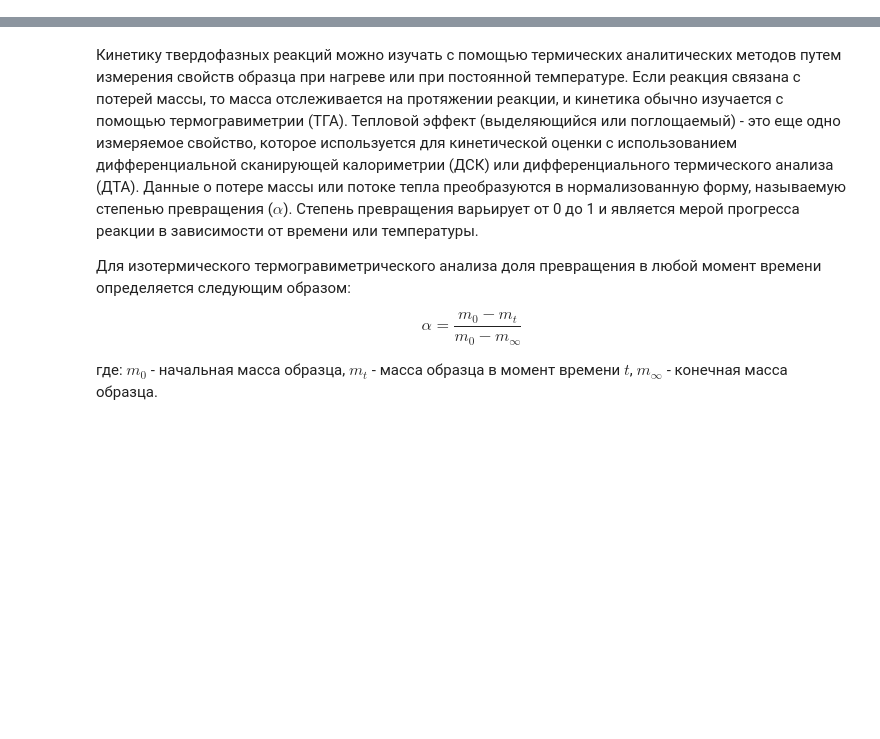
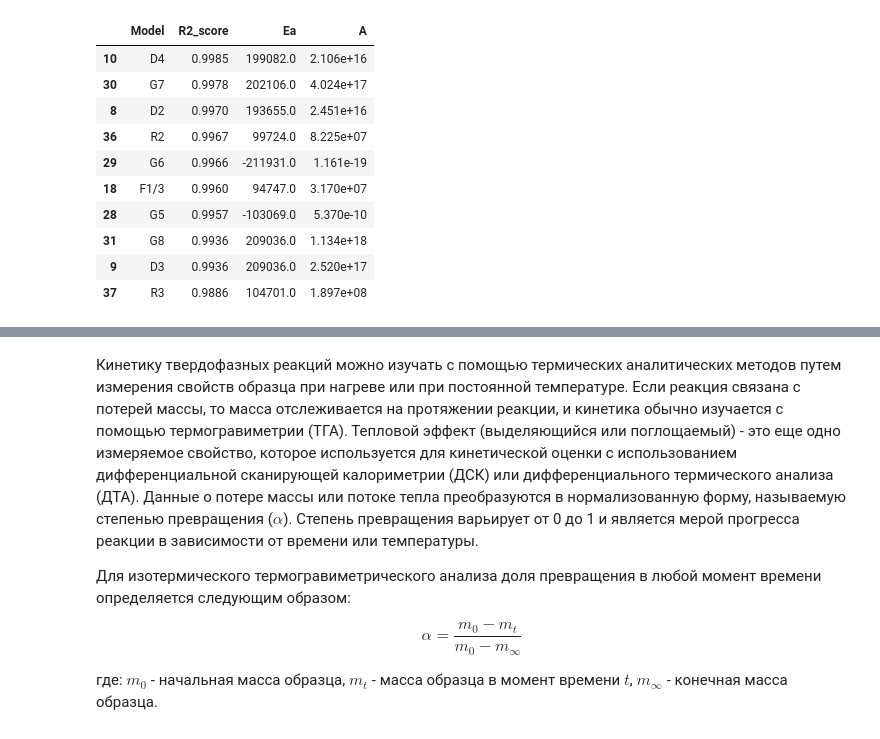
Before and after one commit to kdavjd/Open_ThermoKinetics, a Jupyter notebook: docs/ru/1_model_fit.ipynb, the cells around one changed output, grey strips where cells are left out. Cells and saved outputs as stored; diff of their text form; code cells hidden in the pictures; blank space fills up the shorter version.

```diff
--- a/docs/ru/1_model_fit.ipynb
+++ b/docs/ru/1_model_fit.ipynb
@@ -0,0 +86,18 @@
+# %%
+from src.core.model_fit_calculation import DirectDiff
+
+direct_diff = DirectDiff(ALPHA_MIN, ALPHA_MAX, 0.9)
+dd_df = direct_diff.calculate(temperature, pd.Series(conversion), BETA)
+dd_df.head(10)
+# %% [output]
+|  | Model | R2_score | Ea | A |
+| 10 | D4 | 0.9985 | 199082.0 | 2.106e+16 |
+| 30 | G7 | 0.9978 | 202106.0 | 4.024e+17 |
+| 8 | D2 | 0.9970 | 193655.0 | 2.451e+16 |
+| 36 | R2 | 0.9967 | 99724.0 | 8.225e+07 |
+| 29 | G6 | 0.9966 | -211931.0 | 1.161e-19 |
+| 18 | F1/3 | 0.9960 | 94747.0 | 3.170e+07 |
+| 28 | G5 | 0.9957 | -103069.0 | 5.370e-10 |
+| 31 | G8 | 0.9936 | 209036.0 | 1.134e+18 |
+| 9 | D3 | 0.9936 | 209036.0 | 2.520e+17 |
+| 37 | R3 | 0.9886 | 104701.0 | 1.897e+08 |
```
Also changed, not shown: parts of 6 cells of this notebook, 2 other files.
